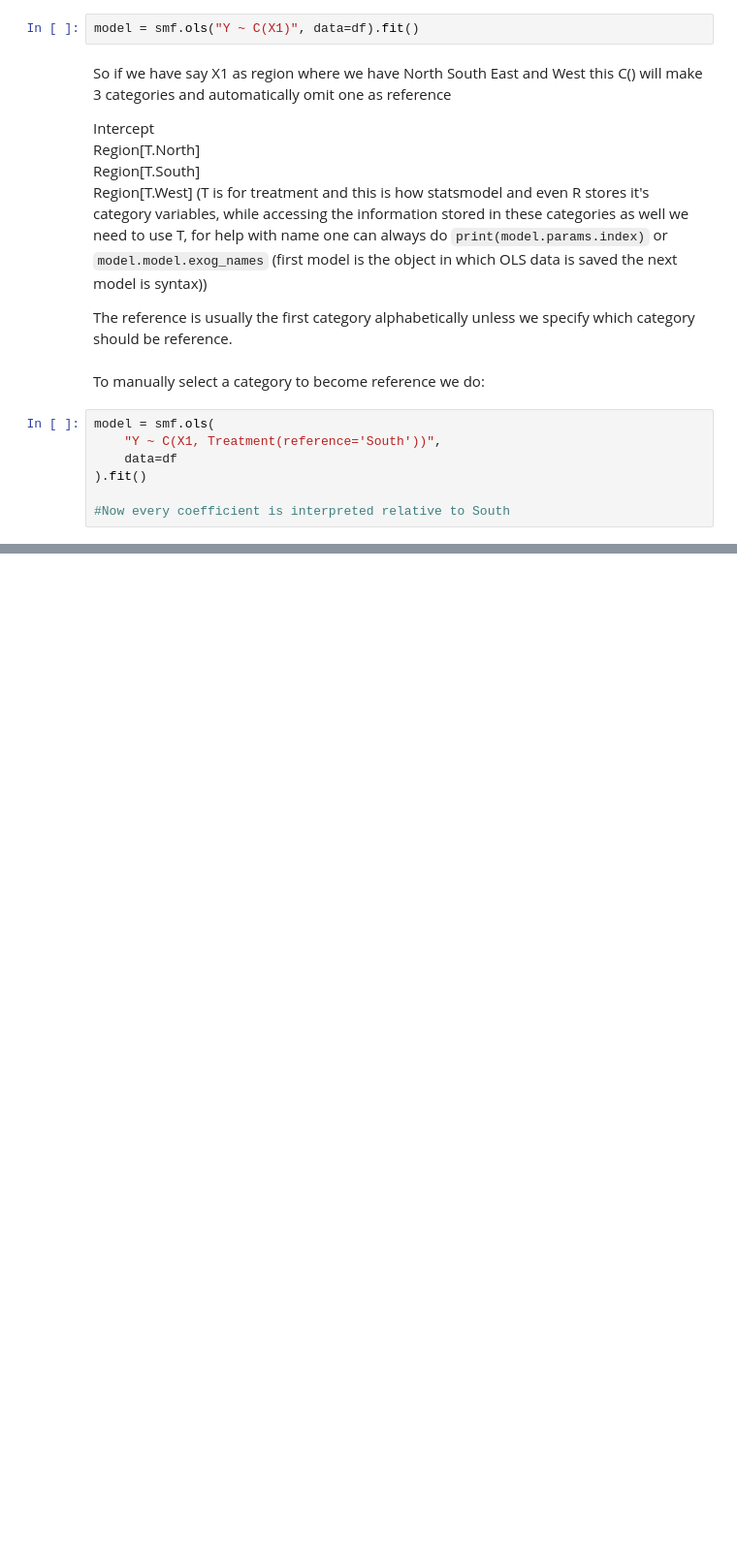
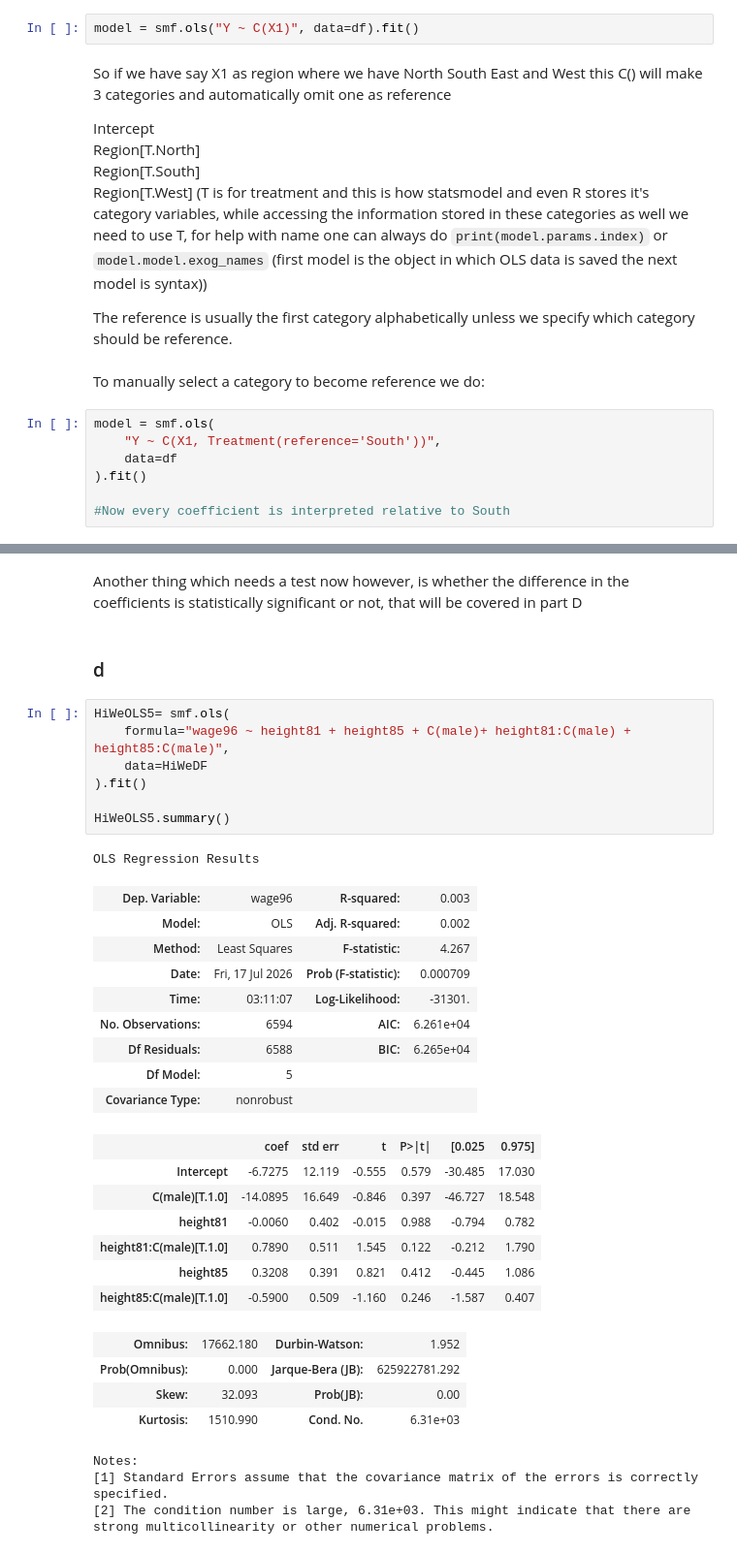
Before and after one commit to ani-research/Python-Companion-For-Real-Econometrics-by-M.Bailey, a Jupyter notebook: chapters/chapter06.ipynb, the cells around one changed output, grey strips where cells are left out. Shown at 97% size. Saved outputs shown, nothing was run; the diff lists cells and outputs as text; blank space fills up the shorter version.

```diff
--- a/chapters/chapter06.ipynb
+++ b/chapters/chapter06.ipynb
@@ -325,0 +544,37 @@ model = smf.ols(
+# %% [markdown]
+Another thing which needs a test now however, is whether the difference in the coefficients is statistically significant or not, that will be covered in part D
+# %% [markdown]
+### d
+# %%
+HiWeOLS5= smf.ols(
+    formula="wage96 ~ height81 + height85 + C(male)+ height81:C(male) + height85:C(male)",
+    data=HiWeDF
+).fit()
+
+HiWeOLS5.summary()
+# %% [output]
+OLS Regression Results
+| Dep. Variable: | wage96 | R-squared: | 0.003 |
+| Model: | OLS | Adj. R-squared: | 0.002 |
+| Method: | Least Squares | F-statistic: | 4.267 |
+| Date: | Fri, 17 Jul 2026 | Prob (F-statistic): | 0.000709 |
+| Time: | 03:11:07 | Log-Likelihood: | -31301. |
+| No. Observations: | 6594 | AIC: | 6.261e+04 |
+| Df Residuals: | 6588 | BIC: | 6.265e+04 |
+| Df Model: | 5 |  |  |
+| Covariance Type: | nonrobust |  |  |
+|  | coef | std err | t | P>|t| | [0.025 | 0.975] |
+| Intercept | -6.7275 | 12.119 | -0.555 | 0.579 | -30.485 | 17.030 |
+| C(male)[T.1.0] | -14.0895 | 16.649 | -0.846 | 0.397 | -46.727 | 18.548 |
+| height81 | -0.0060 | 0.402 | -0.015 | 0.988 | -0.794 | 0.782 |
+| height81:C(male)[T.1.0] | 0.7890 | 0.511 | 1.545 | 0.122 | -0.212 | 1.790 |
+| height85 | 0.3208 | 0.391 | 0.821 | 0.412 | -0.445 | 1.086 |
+| height85:C(male)[T.1.0] | -0.5900 | 0.509 | -1.160 | 0.246 | -1.587 | 0.407 |
+| Omnibus: | 17662.180 | Durbin-Watson: | 1.952 |
+| Prob(Omnibus): | 0.000 | Jarque-Bera (JB): | 625922781.292 |
+| Skew: | 32.093 | Prob(JB): | 0.00 |
+| Kurtosis: | 1510.990 | Cond. No. | 6.31e+03 |
+Notes:
+[1] Standard Errors assume that the covariance matrix of the errors is correctly specified.
+[2] The condition number is large, 6.31e+03. This might indicate that there are
+strong multicollinearity or other numerical problems.
```
Also changed, not shown: parts of 29 cells of this notebook, 5 other files.
